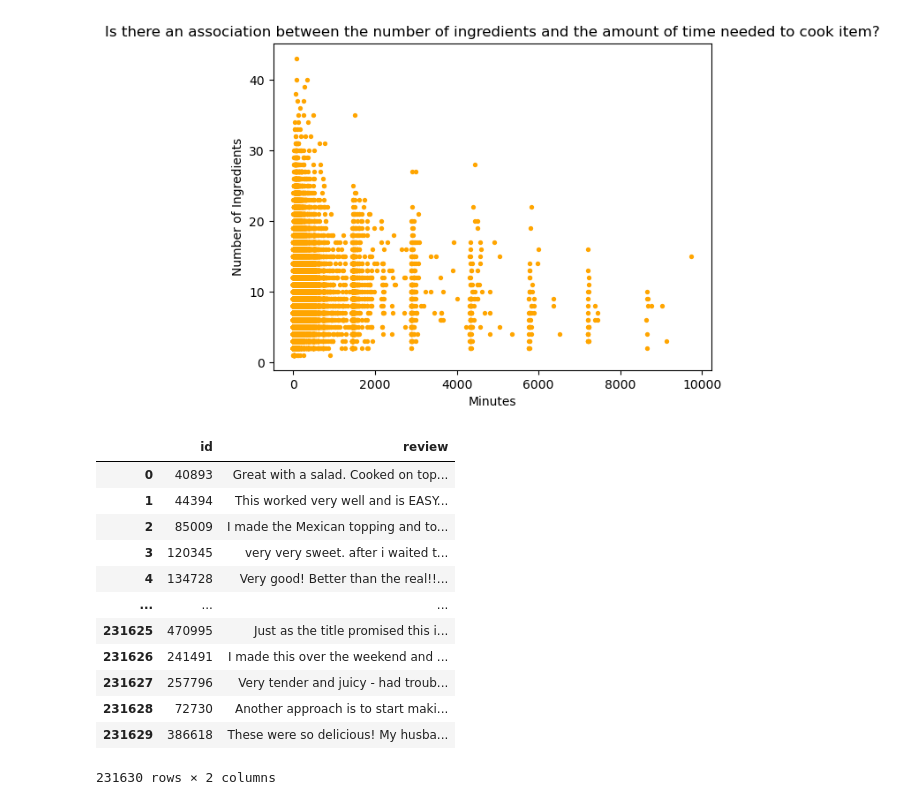
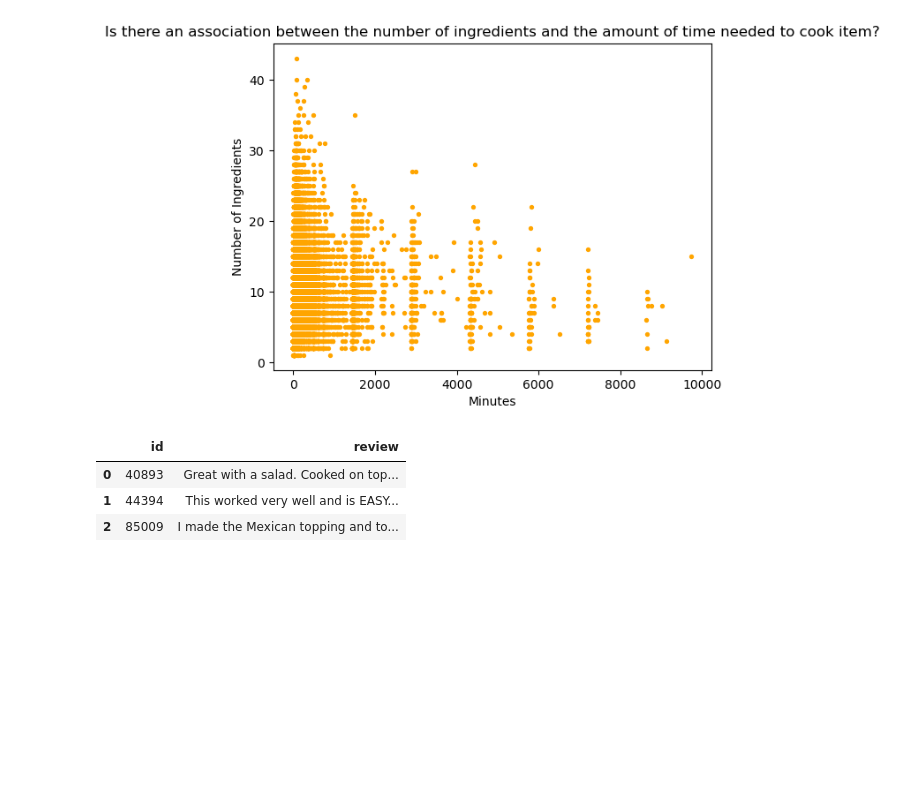
Before and after one commit to EdwardLinS/CSE158-BryanEdwardJesse, a Jupyter notebook: assignment2Food.ipynb, the cells around one changed output. Cells and saved outputs as stored; diff of their text form; code cells hidden in the pictures; blank space fills up the shorter version.

```diff
--- a/assignment2Food.ipynb
+++ b/assignment2Food.ipynb
@@ -302,21 +299,12 @@ for id in combinedReviewsDict:
 
 dfInteractionsNewNew = pd.DataFrame(combinedReviewsList, columns=["id", "review"])
 # %%
-dfInteractionsNewNew
+dfInteractionsNewNew.head(3)
 # %% [output]
 |  | id | review |
 | 0 | 40893 | Great with a salad. Cooked on top... |
 | 1 | 44394 | This worked very well and is EASY... |
 | 2 | 85009 | I made the Mexican topping and to... |
-| 3 | 120345 | very very sweet. after i waited t... |
-| 4 | 134728 | Very good! Better than the real!!... |
-| ... | ... | ... |
-| 231625 | 470995 | Just as the title promised this i... |
-| 231626 | 241491 | I made this over the weekend and ... |
-| 231627 | 257796 | Very tender and juicy - had troub... |
-| 231628 | 72730 | Another approach is to start maki... |
-| 231629 | 386618 | These were so delicious! My husba... |
-231630 rows × 2 columns
 # %%
 dfRecipesNew = dfRecipes[['name', 'id', 'description', 'ingredients']]
 # %%
```
Also changed, not shown: parts of 17 cells of this notebook.
